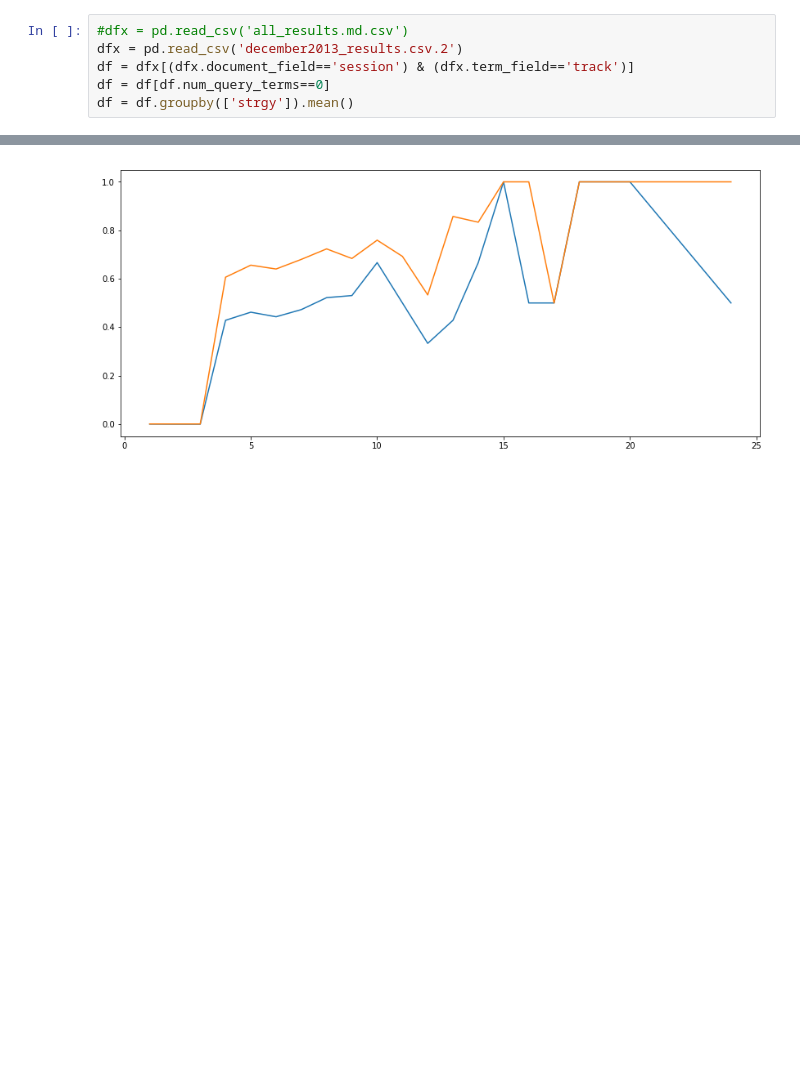
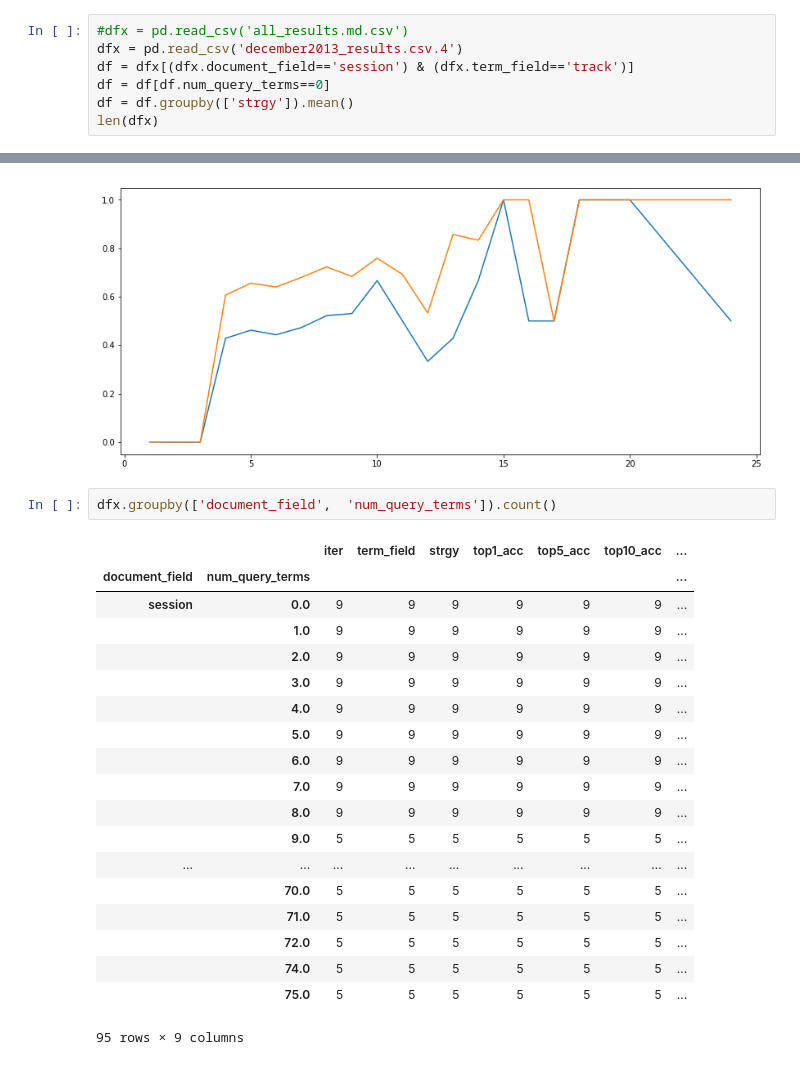
Before and after one commit to arthurtofani/footprint-recommendation-exp1, a Jupyter notebook: notebook/Accuracy analysis.ipynb, the cells around one changed output, grey strips where cells are left out. Drawn from its saved outputs; the diff is of its cells as text; blank space fills up the shorter version.

```diff
--- a/notebook/Accuracy analysis.ipynb
+++ b/notebook/Accuracy analysis.ipynb
@@ -4,7 +4,8 @@ import numpy as np
 import matplotlib.pyplot as plt
 # %%
 #dfx = pd.read_csv('all_results.md.csv')
-dfx = pd.read_csv('december2013_results.csv.2')
+dfx = pd.read_csv('december2013_results.csv.4')
 df = dfx[(dfx.document_field=='session') & (dfx.term_field=='track')]
 df = df[df.num_query_terms==0]
 df = df.groupby(['strgy']).mean()
+len(dfx)
@@ -122,3 +125,25 @@ for i in [4]:
 plt.show()
 # %% [output]
 [figure]
+# %%
+dfx.groupby(['document_field',  'num_query_terms']).count()
+# %% [output]
+|  |  | iter | term_field | strgy | top1_acc | top5_acc | top10_acc | ... |
+| document_field | num_query_terms |  |  |  |  |  |  | ... |
+| session | 0.0 | 9 | 9 | 9 | 9 | 9 | 9 | ... |
+|  | 1.0 | 9 | 9 | 9 | 9 | 9 | 9 | ... |
+|  | 2.0 | 9 | 9 | 9 | 9 | 9 | 9 | ... |
+|  | 3.0 | 9 | 9 | 9 | 9 | 9 | 9 | ... |
+|  | 4.0 | 9 | 9 | 9 | 9 | 9 | 9 | ... |
+|  | 5.0 | 9 | 9 | 9 | 9 | 9 | 9 | ... |
+|  | 6.0 | 9 | 9 | 9 | 9 | 9 | 9 | ... |
+|  | 7.0 | 9 | 9 | 9 | 9 | 9 | 9 | ... |
+|  | 8.0 | 9 | 9 | 9 | 9 | 9 | 9 | ... |
+|  | 9.0 | 5 | 5 | 5 | 5 | 5 | 5 | ... |
+| ... | ... | ... | ... | ... | ... | ... | ... | ... |
+|  | 70.0 | 5 | 5 | 5 | 5 | 5 | 5 | ... |
+|  | 71.0 | 5 | 5 | 5 | 5 | 5 | 5 | ... |
+|  | 72.0 | 5 | 5 | 5 | 5 | 5 | 5 | ... |
+|  | 74.0 | 5 | 5 | 5 | 5 | 5 | 5 | ... |
+|  | 75.0 | 5 | 5 | 5 | 5 | 5 | 5 | ... |
+95 rows × 9 columns
```
Also changed, not shown: parts of 1 cell of this notebook, 3 other files.
